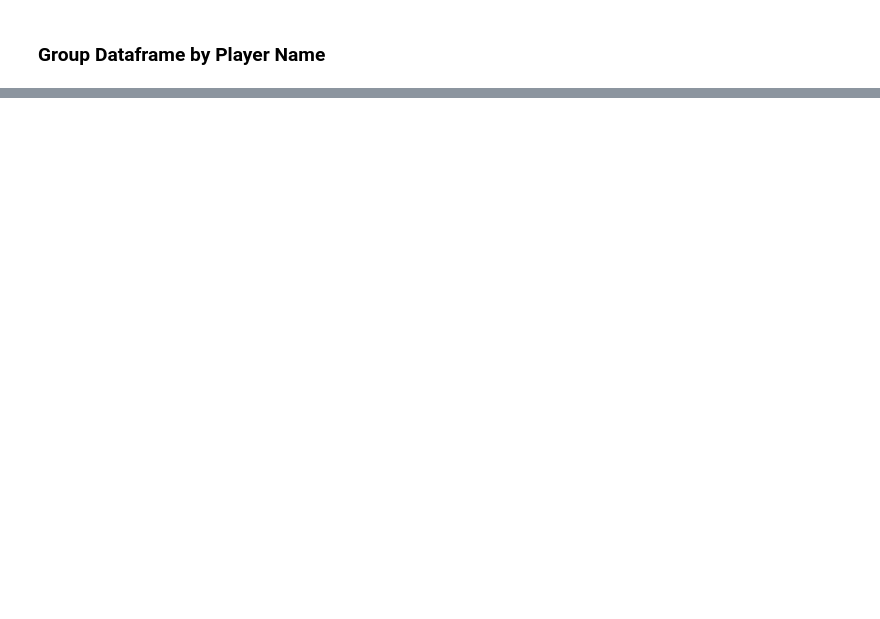
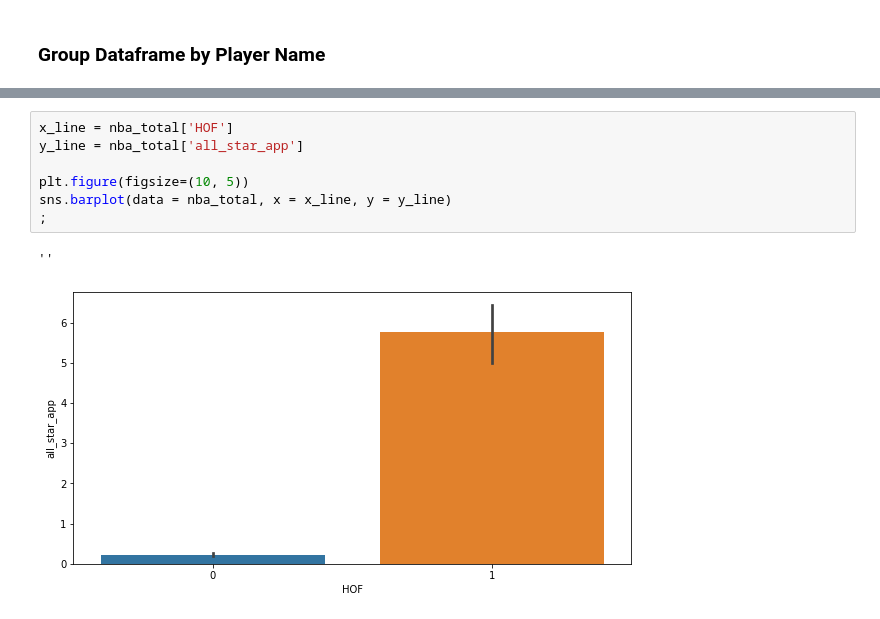
Before and after one commit to Mynusjanai/nba-hof-pred, a Jupyter notebook: nba_hof_workbook.ipynb, the cells around one changed output, grey strips where cells are left out. Cells and saved outputs as stored; diff of their text form; blank space fills up the shorter version.

```diff
--- a/nba_hof_workbook.ipynb
+++ b/nba_hof_workbook.ipynb
@@ -216,0 +321,10 @@ ValueError: Can only compare identically-labeled Series objects
+# %%
+x_line = nba_total['HOF']
+y_line = nba_total['all_star_app']
+
+plt.figure(figsize=(10, 5))
+sns.barplot(data = nba_total, x = x_line, y = y_line)
+;
+# %% [output]
+''
+[figure, added]
```
Also changed, not shown: parts of 69 cells of this notebook, 3 other files.
